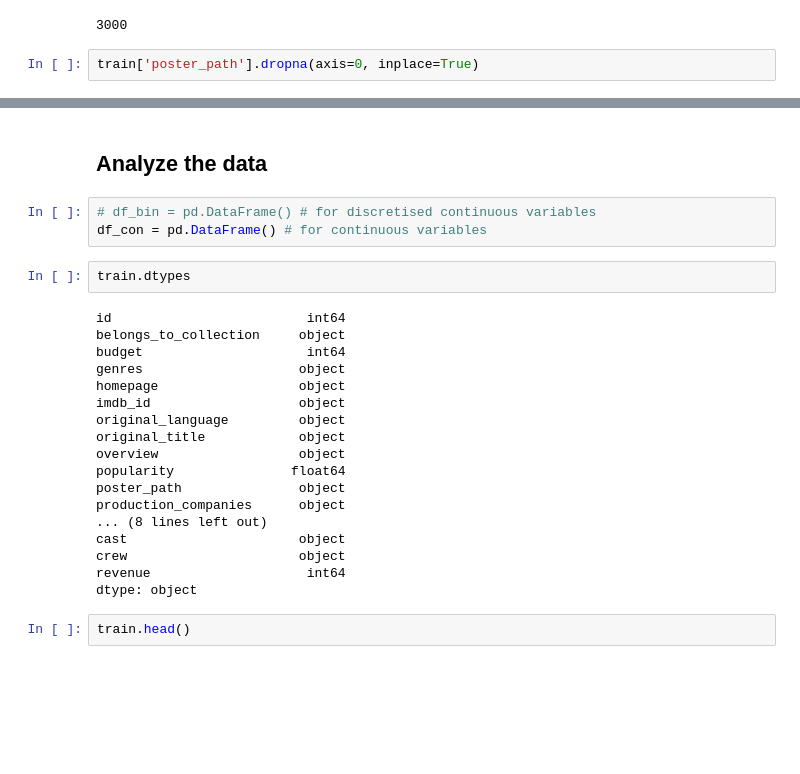
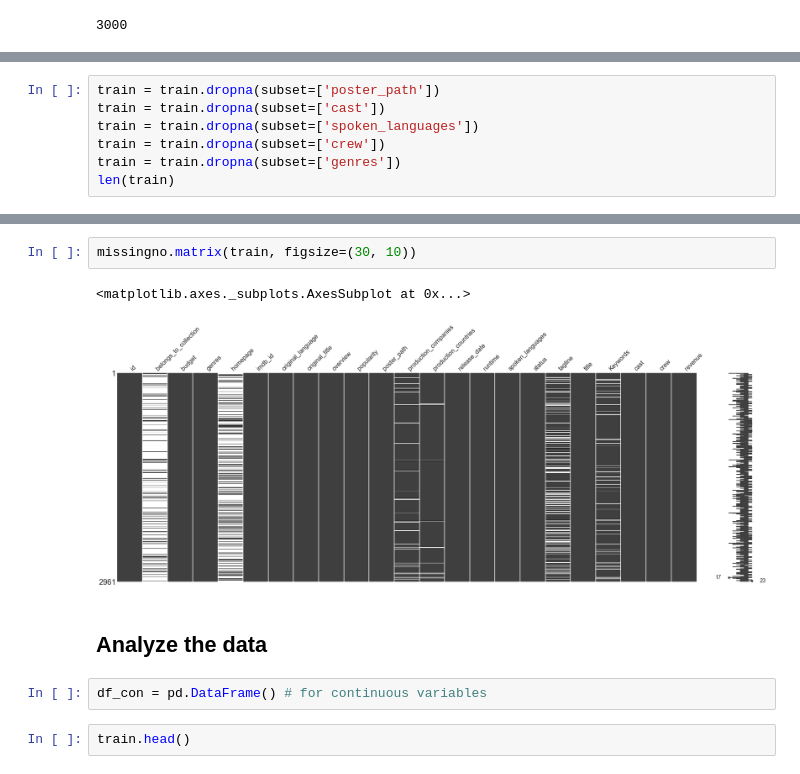
Before and after one commit to mahfuzsust/Data-Science, a Jupyter notebook: Kaggle/TMDB Box Office Prediction/movie.ipynb, the cells around one changed output, grey strips where cells are left out. Drawn from its saved outputs; the diff is of its cells as text; blank space fills up the shorter version.

```diff
--- a/Kaggle/TMDB Box Office Prediction/movie.ipynb
+++ b/Kaggle/TMDB Box Office Prediction/movie.ipynb
@@ -155,5 +159,3 @@ missing_values
 len(train)
 # %% [output]
 3000
-# %%
-train['poster_path'].dropna(axis=0, inplace=True)
@@ -167,0 +162,7 @@ KeyError: False
+# %%
+train = train.dropna(subset=['poster_path'])
+train = train.dropna(subset=['cast'])
+train = train.dropna(subset=['spoken_languages'])
+train = train.dropna(subset=['crew'])
+train = train.dropna(subset=['genres'])
+len(train)
@@ -168,28 +192,12 @@ KeyError: False
+# %%
+missingno.matrix(train, figsize=(30, 10))
+# %% [output]
+<matplotlib.axes._subplots.AxesSubplot at 0x...>
+[figure, added]
 # %% [markdown]
 ## Analyze the data
 # %%
-# df_bin = pd.DataFrame() # for discretised continuous variables
 df_con = pd.DataFrame() # for continuous variables
-# %%
-train.dtypes
-# %% [output]
-id                         int64
-belongs_to_collection     object
-budget                     int64
-genres                    object
-homepage                  object
-imdb_id                   object
-original_language         object
-original_title            object
-overview                  object
-popularity               float64
-poster_path               object
-production_companies      object
-... (8 lines left out)
-cast                      object
-crew                      object
-revenue                    int64
-dtype: object
 # %%
 train.head()
 # %% [output]
```
Also changed, not shown: parts of 181 cells of this notebook.
